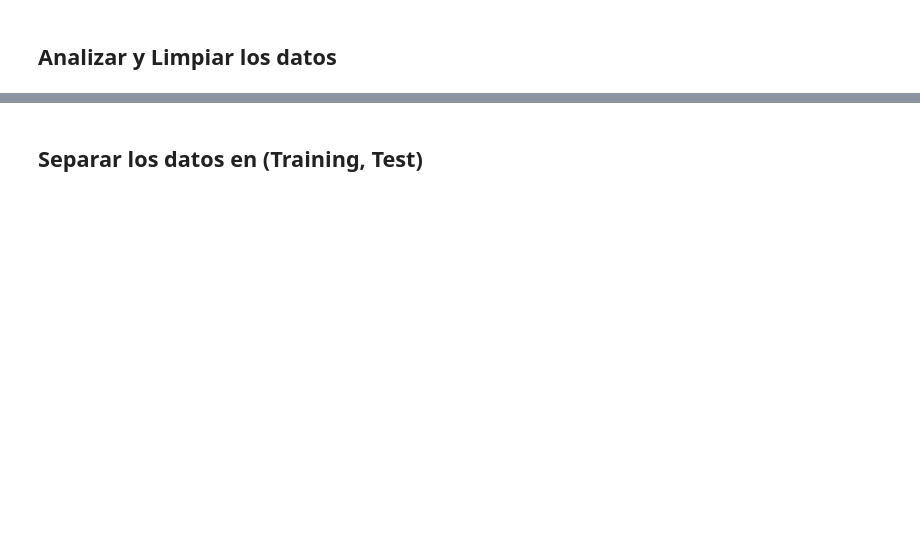
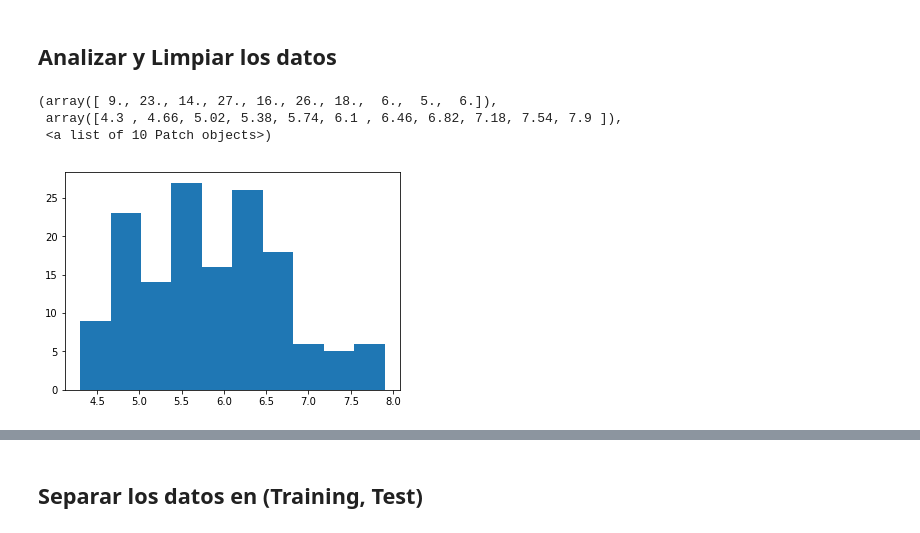
Before and after one commit to jesuspereyrad/DataScience-Notebooks, a Jupyter notebook: Taller.ipynb, the cells around one changed output, grey strips where cells are left out. Saved outputs shown, nothing was run; the diff lists cells and outputs as text; code cells hidden in the pictures; blank space fills up the shorter version.

```diff
--- a/Taller.ipynb
+++ b/Taller.ipynb
@@ -48,2 +51,7 @@ import matplotlib.pyplot as plt
+# %%
+#import Data
+data = load_iris()
+X = data.data
+y = data.target
 # %%
 #Show the data imported
@@ -49,0 +87,3 @@ import matplotlib.pyplot as plt
+# %%
+df = pd.DataFrame(X)
+df.head()
@@ -49,0 +132,2 @@ import matplotlib.pyplot as plt
+# %%
+df.columns=data.feature_names
@@ -55,0 +165,2 @@ import matplotlib.pyplot as plt
+# %%
+df = df.join(pd.DataFrame(y, columns=['target']))
@@ -59,0 +178,8 @@ import matplotlib.pyplot as plt
+# %%
+#Graph
+plt.hist(df['sepal length (cm)'])
+# %% [output]
+(array([ 9., 23., 14., 27., 16., 26., 18.,  6.,  5.,  6.]),
+ array([4.3 , 4.66, 5.02, 5.38, 5.74, 6.1 , 6.46, 6.82, 7.18, 7.54, 7.9 ]),
+ <a list of 10 Patch objects>)
+[figure, added]
```
Also changed, not shown: parts of 51 cells of this notebook.
